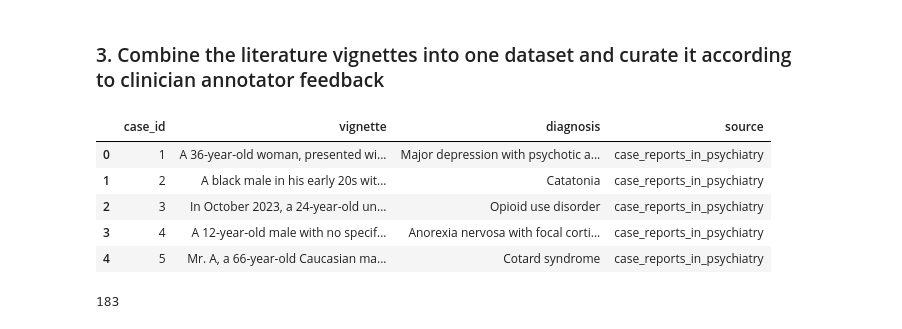
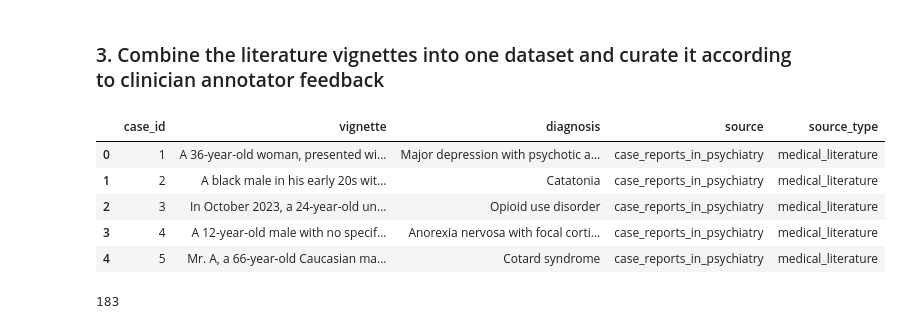
Before and after one commit to BIDS-Xu-Lab/psychiatry-frontier-llm-evaluation, a Jupyter notebook: code/0_build_dataset.ipynb, the cells around one changed output. Saved outputs shown, nothing was run; the diff lists cells and outputs as text; code cells hidden in the pictures.

```diff
--- a/code/0_build_dataset.ipynb
+++ b/code/0_build_dataset.ipynb
@@ -109,20 +109,23 @@ dtype: int64
 # %%
 ### 4. Combine the open-access and textbook vignettes
 medical_literature = pd.concat([open_access_journals, textbooks],
                                ignore_index=True)
 
 # Give each of the medical literature cases an ID
 case_id = range(1, 1 + len(medical_literature))
 medical_literature.insert(loc=0, column='case_id', value=case_id)
 
+# Add a column indicating the source type as "medical_literature"
+medical_literature['source_type'] = 'medical_literature'
+
 medical_literature.head()
 # %% [output]
-|  | case_id | vignette | diagnosis | source |
-| 0 | 1 | A 36-year-old woman, presented wi... | Major depression with psychotic a... | case_reports_in_psychiatry |
-| 1 | 2 | A black male in his early 20s wit... | Catatonia | case_reports_in_psychiatry |
-| 2 | 3 | In October 2023, a 24-year-old un... | Opioid use disorder | case_reports_in_psychiatry |
-| 3 | 4 | A 12-year-old male with no specif... | Anorexia nervosa with focal corti... | case_reports_in_psychiatry |
-| 4 | 5 | Mr. A, a 66-year-old Caucasian ma... | Cotard syndrome | case_reports_in_psychiatry |
+|  | case_id | vignette | diagnosis | source | source_type |
+| 0 | 1 | A 36-year-old woman, presented wi... | Major depression with psychotic a... | case_reports_in_psychiatry | medical_literature |
+| 1 | 2 | A black male in his early 20s wit... | Catatonia | case_reports_in_psychiatry | medical_literature |
+| 2 | 3 | In October 2023, a 24-year-old un... | Opioid use disorder | case_reports_in_psychiatry | medical_literature |
+| 3 | 4 | A 12-year-old male with no specif... | Anorexia nervosa with focal corti... | case_reports_in_psychiatry | medical_literature |
+| 4 | 5 | Mr. A, a 66-year-old Caucasian ma... | Cotard syndrome | case_reports_in_psychiatry | medical_literature |
 # %%
 # Count the number of medical literature cases
 medical_literature.shape[0]
```
Also changed, not shown: parts of 8 cells of this notebook, 3 other files.
